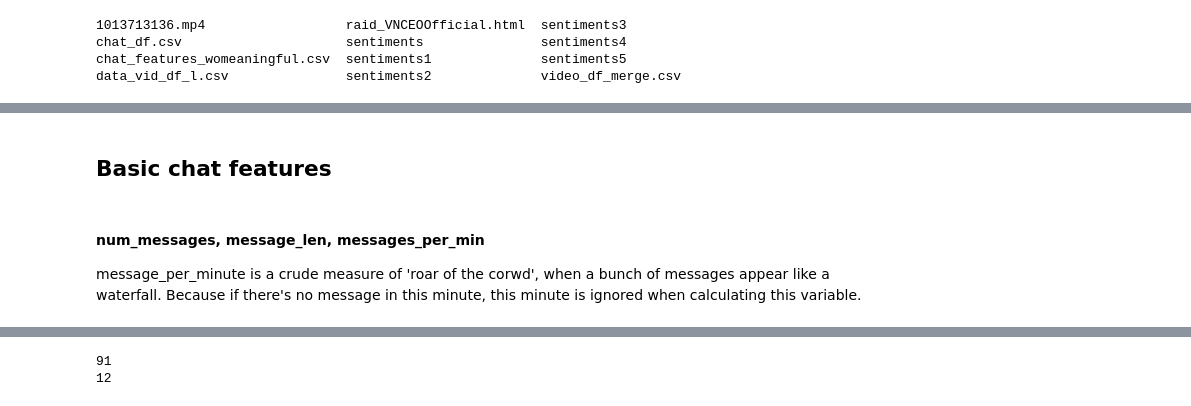
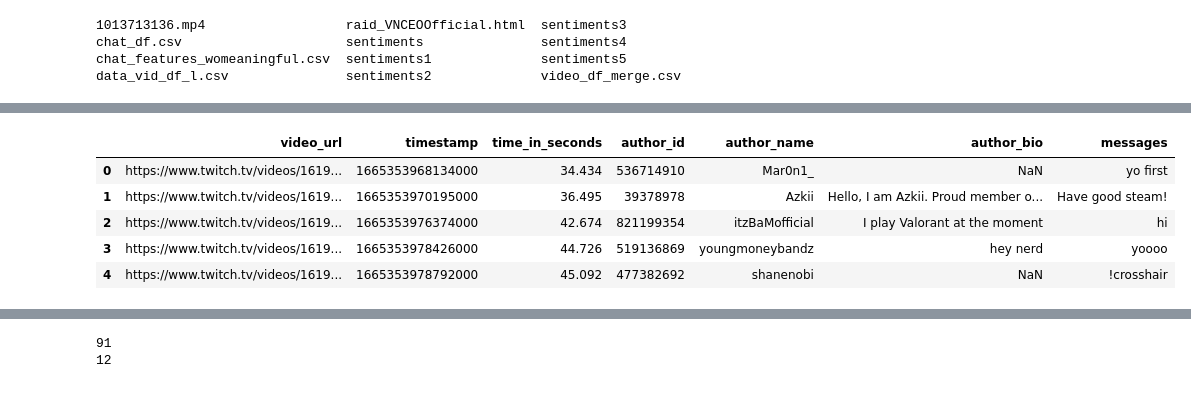
Before and after one commit to pearl-yu/twitch_project, a Jupyter notebook: raid_data_exploration.ipynb, the cells around one changed output, grey strips where cells are left out. Saved outputs shown, nothing was run; the diff lists cells and outputs as text; code cells hidden in the pictures.

```diff
--- a/raid_data_exploration.ipynb
+++ b/raid_data_exploration.ipynb
@@ -42,5 +21,0 @@ Index(['id', 'stream_id', 'user_id', 'user_login', 'user_name', 'title',
-# %% [markdown]
-## Basic chat features
-# %% [markdown]
-#### num_messages, message_len, messages_per_min
-message_per_minute is a crude measure of 'roar of the corwd', when a bunch of messages appear like a waterfall. Because if there's no message in this minute, this minute is ignored when calculating this variable.
@@ -58,0 +22,14 @@ chat_features_df.drop('id', axis=1, inplace=True)
+# %%
+# just want to take a look at the chats containing raid information
+chat_df = pd.read_csv('chat_df.csv',lineterminator='\n',index_col=0)
+chat_df.head()
+
+temp_table = chat_df[chat_df['messages'].str.contains('raid',na=False)]
+temp_table
+# %% [output]
+|  | video_url | timestamp | time_in_seconds | author_id | author_name | author_bio | messages |
+| 0 | https://www.twitch.tv/videos/1619... | 1665353968134000 | 34.434 | 536714910 | Mar0n1_ | NaN | yo first |
+| 1 | https://www.twitch.tv/videos/1619... | 1665353970195000 | 36.495 | 39378978 | Azkii | Hello, I am Azkii. Proud member o... | Have good steam! |
+| 2 | https://www.twitch.tv/videos/1619... | 1665353976374000 | 42.674 | 821199354 | itzBaMofficial | I play Valorant at the moment | hi |
+| 3 | https://www.twitch.tv/videos/1619... | 1665353978426000 | 44.726 | 519136869 | youngmoneybandz | hey nerd | yoooo |
+| 4 | https://www.twitch.tv/videos/1619... | 1665353978792000 | 45.092 | 477382692 | shanenobi | NaN | !crosshair |
```
Also changed, not shown: parts of 36 cells of this notebook.
